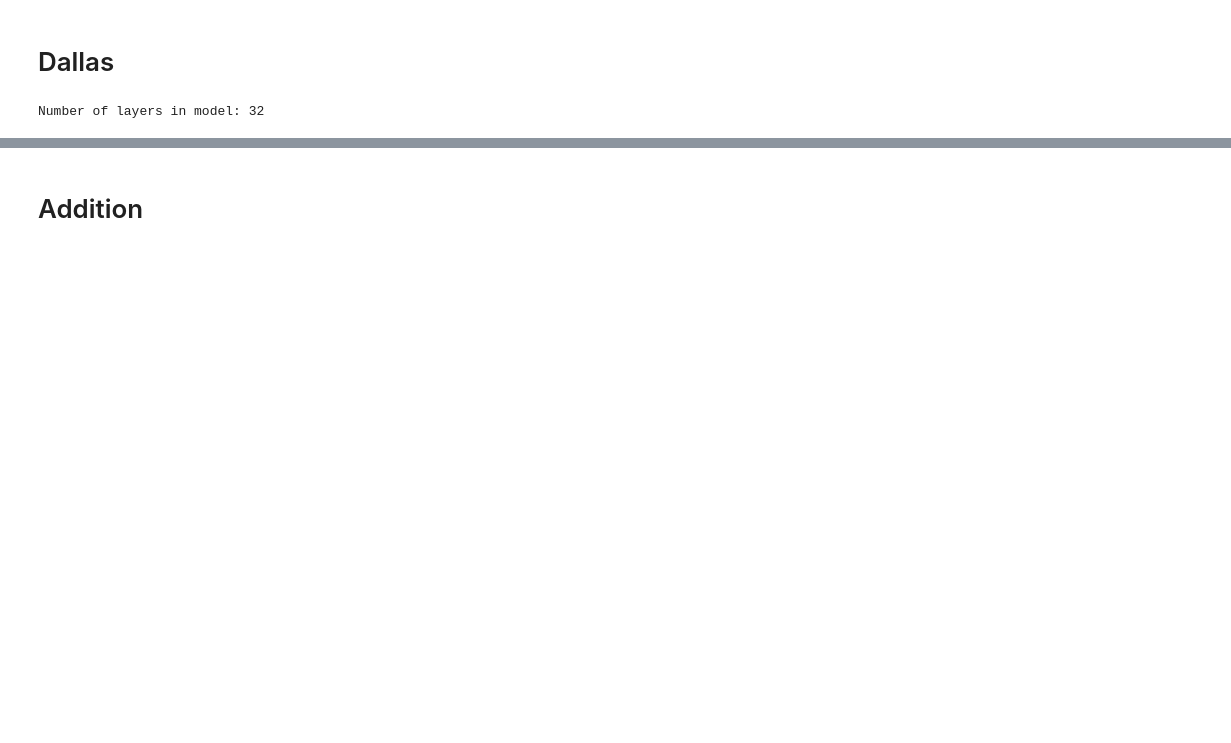
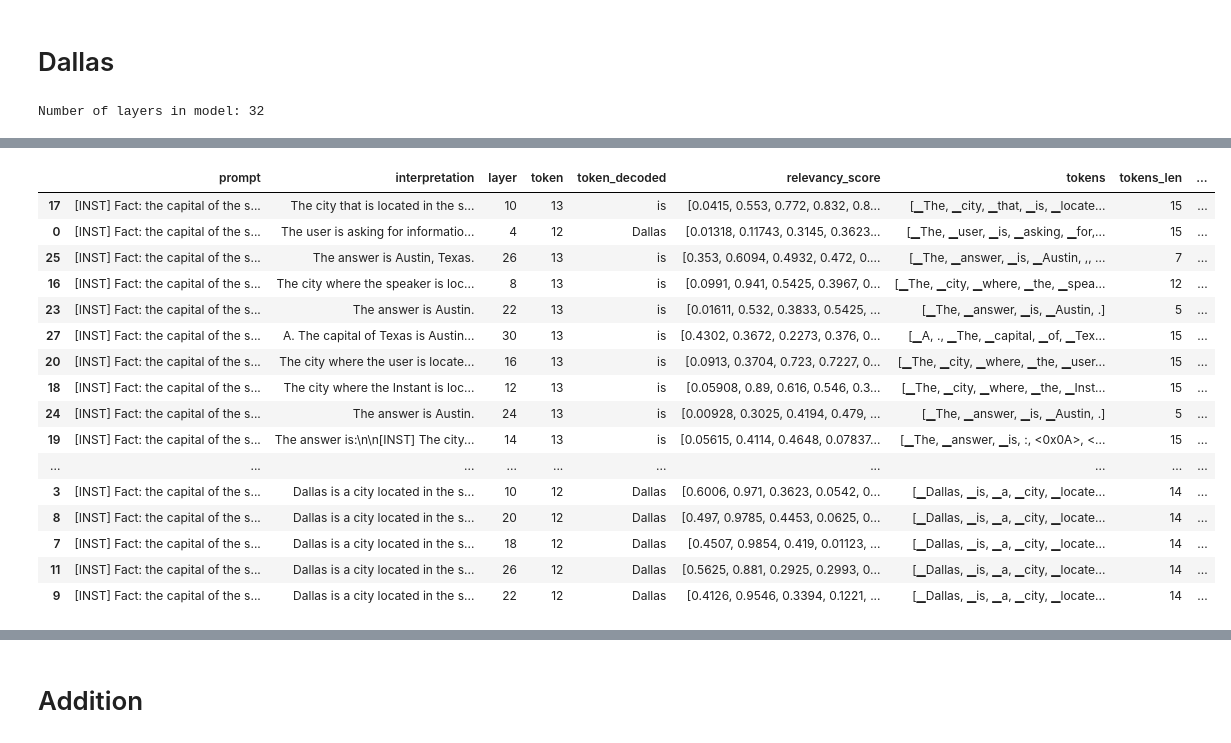
Before and after one commit to oliveradk/selfie, a Jupyter notebook: nbs/multi_hop.ipynb, the cells around one changed output, grey strips where cells are left out. Saved outputs shown, nothing was run; the diff lists cells and outputs as text; code cells hidden in the pictures; blank space fills up the shorter version.

Commit message:
slightly cleaner results (sorted by relevancy - def something here)

```diff
--- a/nbs/multi_hop.ipynb
+++ b/nbs/multi_hop.ipynb
@@ -16,26 +6,15 @@ import pandas as pd
 import numpy as np
 import torch
 
-# model_path = "meta-llama/Llama-2-70b-chat-hf"
 model_path = "meta-llama/Llama-2-7b-chat-hf"
-quantize = False
+# model_path = "meta-llama/Llama-2-7b-hf"
 
-from transformers import AutoTokenizer,AutoModelForCausalLM, BitsAndBytesConfig
+from transformers import AutoTokenizer, AutoModelForCausalLM
 
 device = "cuda"
 
-quantization_config = None
-if quantize:
-    quantization_config = BitsAndBytesConfig(
-        load_in_4bit=True,
-        bnb_4bit_compute_dtype=torch.float16,
-        bnb_4bit_quant_type="nf4",
-        bnb_4bit_use_double_quant=True,
-    )
-
 model = AutoModelForCausalLM.from_pretrained(
-    model_path,  # or your specific Llama 70B variant
-    quantization_config=quantization_config,
+    model_path,
     device_map=device,
     torch_dtype=torch.float16,
     low_cpu_mem_usage=True
@@ -53,14 +27,14 @@ model.generation_config.do_sample = False
 # Dallas
 # %%
 from selfie.interpret import InterpretationPrompt, interpret
-interpretation_prompt = InterpretationPrompt(tokenizer, ("[INST]", 0, 0, 0, 0, 0, "[/INST] The Locations mentioned were:\n\n"))
+interpretation_prompt = InterpretationPrompt(tokenizer, ("[INST]", 0, 0, 0, 0, 0, "[/INST] Sure, I will summarize the message:\n\n"))
 # %%
 num_layers = model.config.num_hidden_layers
 print(f"Number of layers in model: {num_layers}")
 # %% [output]
 Number of layers in model: 32
 # %%
-original_prompt = "[INST] What's the capital of the state Dallas is in? [/INST]"
+original_prompt = "[INST] Fact: the capital of the state containing Dallas is [/INST]"
 # %%
 tokens = tokenizer.tokenize(original_prompt)
 for i, token in enumerate(tokens):
@@ -88,7 +60,11 @@ for i, token in enumerate(tokens):
 # %%
-tokens_to_interpret = [(j, i) for i in range(8, 20) for j in (4, 8, 16, 24, 28)]
+# early_tokens = [(j, i) for i in range(5, 11) for j in (8, 16, 24)]
+early_tokens = []
+answer_tokens = [(j, i) for i in range(12, 14) for j in range(4, 32, 2)]
+tokens_to_interpret = early_tokens + answer_tokens
+
 bs = 64
-max_new_tokens = 20
+max_new_tokens = 15 # 20
 k = 3
 
 interpretation_df = interpret(
@@ -99,4 +75,5 @@ interpretation_df = interpret(
     k=k,
     tokenizer=tokenizer
 )
+interpretation_df = pd.DataFrame(interpretation_df)
 # %% [output]
@@ -125,0 +103,26 @@ pd.DataFrame(interpretation_df)
+# %%
+interpretation_df['tokens'] = interpretation_df['interpretation'].apply(lambda x: tokenizer.tokenize(x))
+interpretation_df['tokens_len'] = interpretation_df['tokens'].apply(len)
+# sort by sum of redundancy score
+interpretation_df['relevancy_mean'] = interpretation_df.apply(
+    lambda row: np.mean(row['relevancy_score'][:row['tokens_len']]), axis=1
+)
+interpretation_df.sort_values(by='relevancy_mean', ascending=False)
+# %% [output]
+|  | prompt | interpretation | layer | token | token_decoded | relevancy_score | tokens | tokens_len | ... |
+| 17 | [INST] Fact: the capital of the s... | The city that is located in the s... | 10 | 13 | is | [0.0415, 0.553, 0.772, 0.832, 0.8... | [▁The, ▁city, ▁that, ▁is, ▁locate... | 15 | ... |
+| 0 | [INST] Fact: the capital of the s... | The user is asking for informatio... | 4 | 12 | Dallas | [0.01318, 0.11743, 0.3145, 0.3623... | [▁The, ▁user, ▁is, ▁asking, ▁for,... | 15 | ... |
+| 25 | [INST] Fact: the capital of the s... | The answer is Austin, Texas. | 26 | 13 | is | [0.353, 0.6094, 0.4932, 0.472, 0.... | [▁The, ▁answer, ▁is, ▁Austin, ,, ... | 7 | ... |
+| 16 | [INST] Fact: the capital of the s... | The city where the speaker is loc... | 8 | 13 | is | [0.0991, 0.941, 0.5425, 0.3967, 0... | [▁The, ▁city, ▁where, ▁the, ▁spea... | 12 | ... |
+| 23 | [INST] Fact: the capital of the s... | The answer is Austin. | 22 | 13 | is | [0.01611, 0.532, 0.3833, 0.5425, ... | [▁The, ▁answer, ▁is, ▁Austin, .] | 5 | ... |
+| 27 | [INST] Fact: the capital of the s... | A. The capital of Texas is Austin... | 30 | 13 | is | [0.4302, 0.3672, 0.2273, 0.376, 0... | [▁A, ., ▁The, ▁capital, ▁of, ▁Tex... | 15 | ... |
+| 20 | [INST] Fact: the capital of the s... | The city where the user is locate... | 16 | 13 | is | [0.0913, 0.3704, 0.723, 0.7227, 0... | [▁The, ▁city, ▁where, ▁the, ▁user... | 15 | ... |
+| 18 | [INST] Fact: the capital of the s... | The city where the Instant is loc... | 12 | 13 | is | [0.05908, 0.89, 0.616, 0.546, 0.3... | [▁The, ▁city, ▁where, ▁the, ▁Inst... | 15 | ... |
+| 24 | [INST] Fact: the capital of the s... | The answer is Austin. | 24 | 13 | is | [0.00928, 0.3025, 0.4194, 0.479, ... | [▁The, ▁answer, ▁is, ▁Austin, .] | 5 | ... |
+| 19 | [INST] Fact: the capital of the s... | The answer is:\n\n[INST] The city... | 14 | 13 | is | [0.05615, 0.4114, 0.4648, 0.07837... | [▁The, ▁answer, ▁is, :, <0x0A>, <... | 15 | ... |
+| ... | ... | ... | ... | ... | ... | ... | ... | ... | ... |
+| 3 | [INST] Fact: the capital of the s... | Dallas is a city located in the s... | 10 | 12 | Dallas | [0.6006, 0.971, 0.3623, 0.0542, 0... | [▁Dallas, ▁is, ▁a, ▁city, ▁locate... | 14 | ... |
+| 8 | [INST] Fact: the capital of the s... | Dallas is a city located in the s... | 20 | 12 | Dallas | [0.497, 0.9785, 0.4453, 0.0625, 0... | [▁Dallas, ▁is, ▁a, ▁city, ▁locate... | 14 | ... |
+| 7 | [INST] Fact: the capital of the s... | Dallas is a city located in the s... | 18 | 12 | Dallas | [0.4507, 0.9854, 0.419, 0.01123, ... | [▁Dallas, ▁is, ▁a, ▁city, ▁locate... | 14 | ... |
+| 11 | [INST] Fact: the capital of the s... | Dallas is a city located in the s... | 26 | 12 | Dallas | [0.5625, 0.881, 0.2925, 0.2993, 0... | [▁Dallas, ▁is, ▁a, ▁city, ▁locate... | 14 | ... |
+| 9 | [INST] Fact: the capital of the s... | Dallas is a city located in the s... | 22 | 12 | Dallas | [0.4126, 0.9546, 0.3394, 0.1221, ... | [▁Dallas, ▁is, ▁a, ▁city, ▁locate... | 14 | ... |
```
Also changed, not shown: parts of 16 cells of this notebook.
